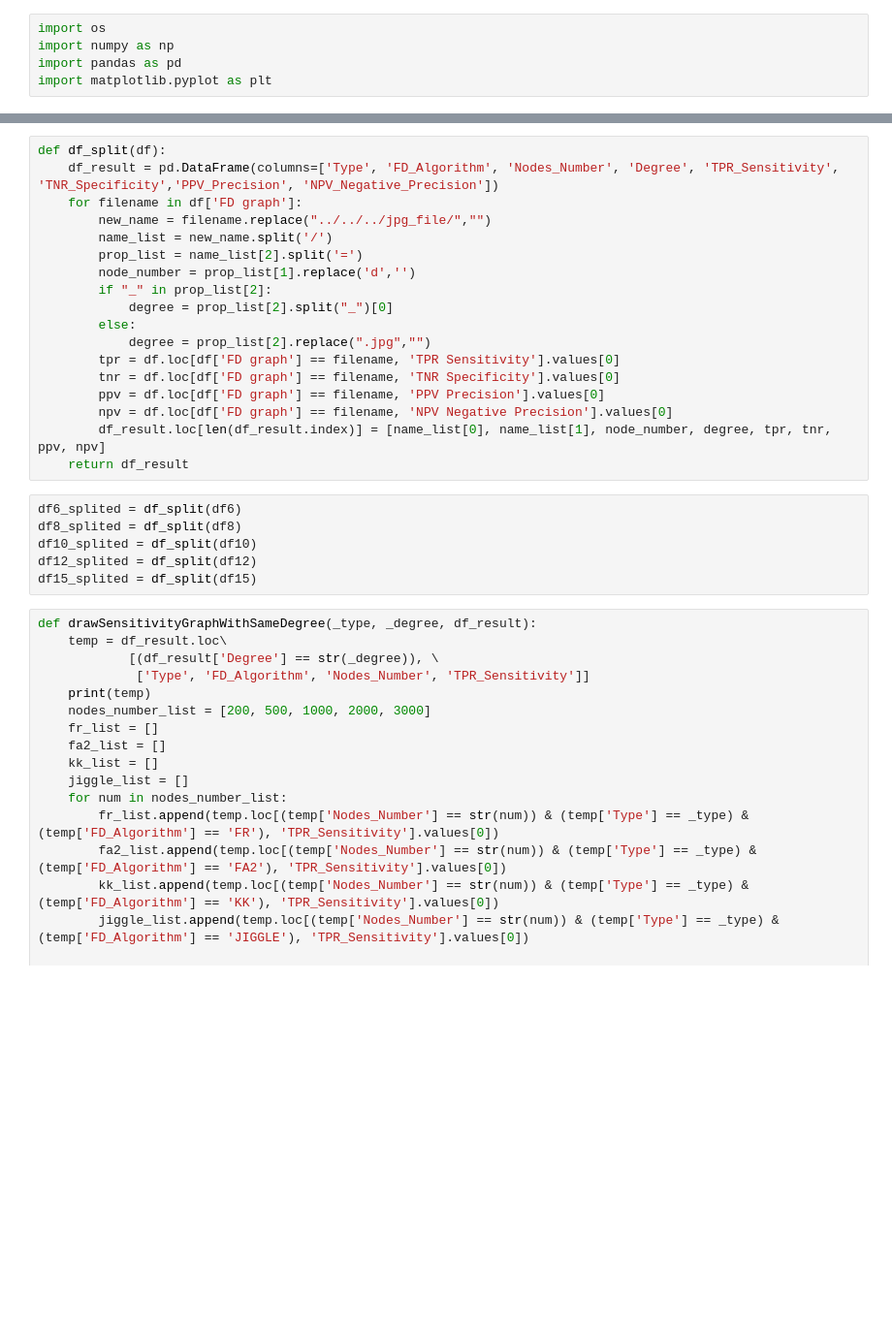
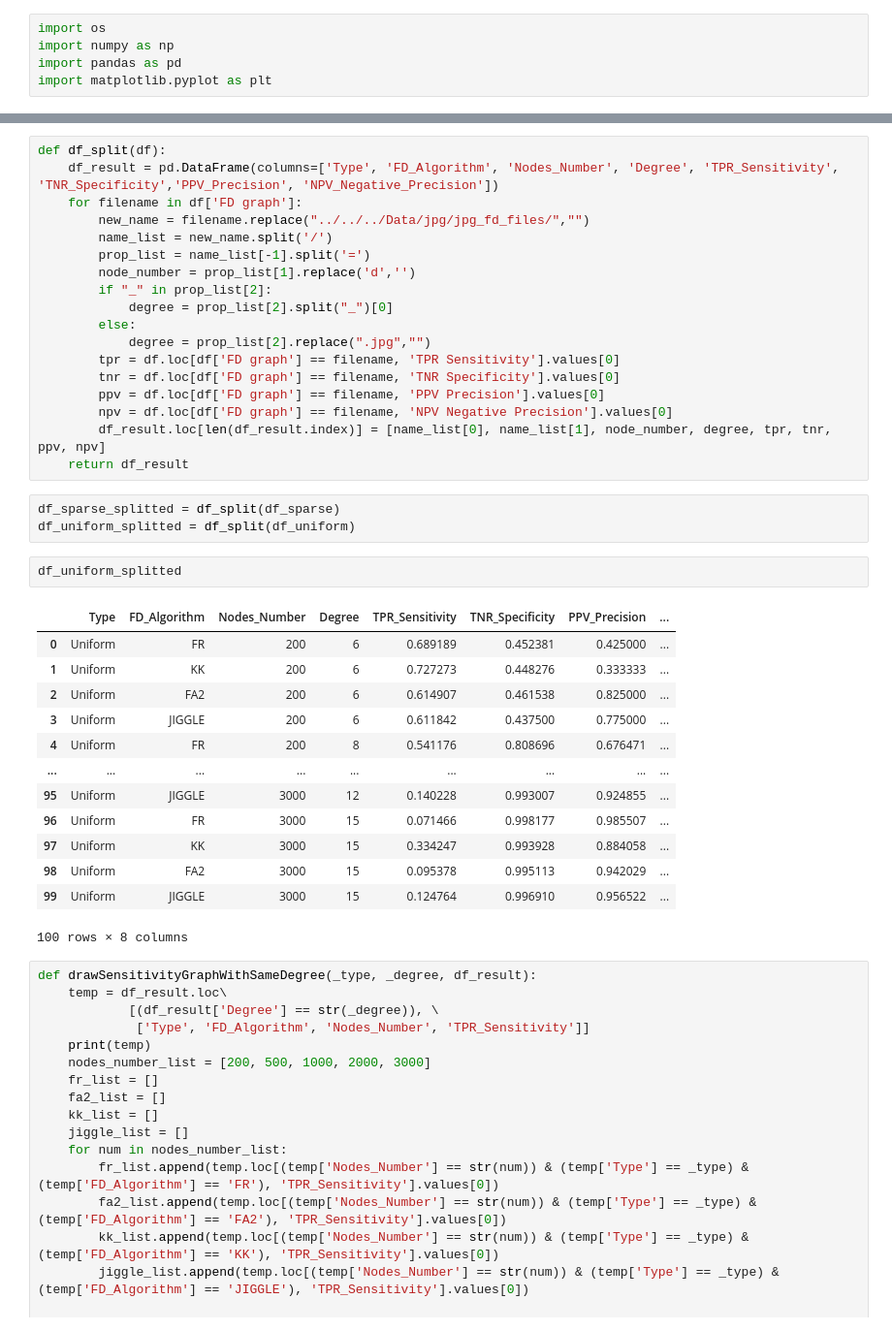
Before and after one commit to UMkashingHui/MyExperiments, a Jupyter notebook: Programs/Sensitivity/Result2Graph.ipynb, the cells around one changed output, grey strips where cells are left out. Shown at 97% size. Cells and saved outputs as stored; diff of their text form; blank space fills up the shorter version.

```diff
--- a/Programs/Sensitivity/Result2Graph.ipynb
+++ b/Programs/Sensitivity/Result2Graph.ipynb
@@ -43,9 +34,9 @@ df8
 def df_split(df):
     df_result = pd.DataFrame(columns=['Type', 'FD_Algorithm', 'Nodes_Number', 'Degree', 'TPR_Sensitivity', 'TNR_Specificity','PPV_Precision', 'NPV_Negative_Precision'])
     for filename in df['FD graph']:
-        new_name = filename.replace("../../../jpg_file/","")
+        new_name = filename.replace("../../../Data/jpg/jpg_fd_files/","")
         name_list = new_name.split('/')
-        prop_list = name_list[2].split('=')
+        prop_list = name_list[-1].split('=')
         node_number = prop_list[1].replace('d','')
         if "_" in prop_list[2]:
             degree = prop_list[2].split("_")[0]
@@ -57,12 +48,25 @@ def df_split(df):
         npv = df.loc[df['FD graph'] == filename, 'NPV Negative Precision'].values[0]
         df_result.loc[len(df_result.index)] = [name_list[0], name_list[1], node_number, degree, tpr, tnr, ppv, npv]
     return df_result
-# %%
-df6_splited = df_split(df6)
-df8_splited = df_split(df8)
-df10_splited = df_split(df10)
-df12_splited = df_split(df12)
-df15_splited = df_split(df15)
+# %%
+df_sparse_splitted = df_split(df_sparse)
+df_uniform_splitted = df_split(df_uniform)
+# %%
+df_uniform_splitted
+# %% [output]
+|  | Type | FD_Algorithm | Nodes_Number | Degree | TPR_Sensitivity | TNR_Specificity | PPV_Precision | ... |
+| 0 | Uniform | FR | 200 | 6 | 0.689189 | 0.452381 | 0.425000 | ... |
+| 1 | Uniform | KK | 200 | 6 | 0.727273 | 0.448276 | 0.333333 | ... |
+| 2 | Uniform | FA2 | 200 | 6 | 0.614907 | 0.461538 | 0.825000 | ... |
+| 3 | Uniform | JIGGLE | 200 | 6 | 0.611842 | 0.437500 | 0.775000 | ... |
+| 4 | Uniform | FR | 200 | 8 | 0.541176 | 0.808696 | 0.676471 | ... |
+| ... | ... | ... | ... | ... | ... | ... | ... | ... |
+| 95 | Uniform | JIGGLE | 3000 | 12 | 0.140228 | 0.993007 | 0.924855 | ... |
+| 96 | Uniform | FR | 3000 | 15 | 0.071466 | 0.998177 | 0.985507 | ... |
+| 97 | Uniform | KK | 3000 | 15 | 0.334247 | 0.993928 | 0.884058 | ... |
+| 98 | Uniform | FA2 | 3000 | 15 | 0.095378 | 0.995113 | 0.942029 | ... |
+| 99 | Uniform | JIGGLE | 3000 | 15 | 0.124764 | 0.996910 | 0.956522 | ... |
+100 rows × 8 columns
 # %%
 def drawSensitivityGraphWithSameDegree(_type, _degree, df_result):
     temp = df_result.loc\
```
Also changed, not shown: parts of 6 cells of this notebook, 31 other files.
